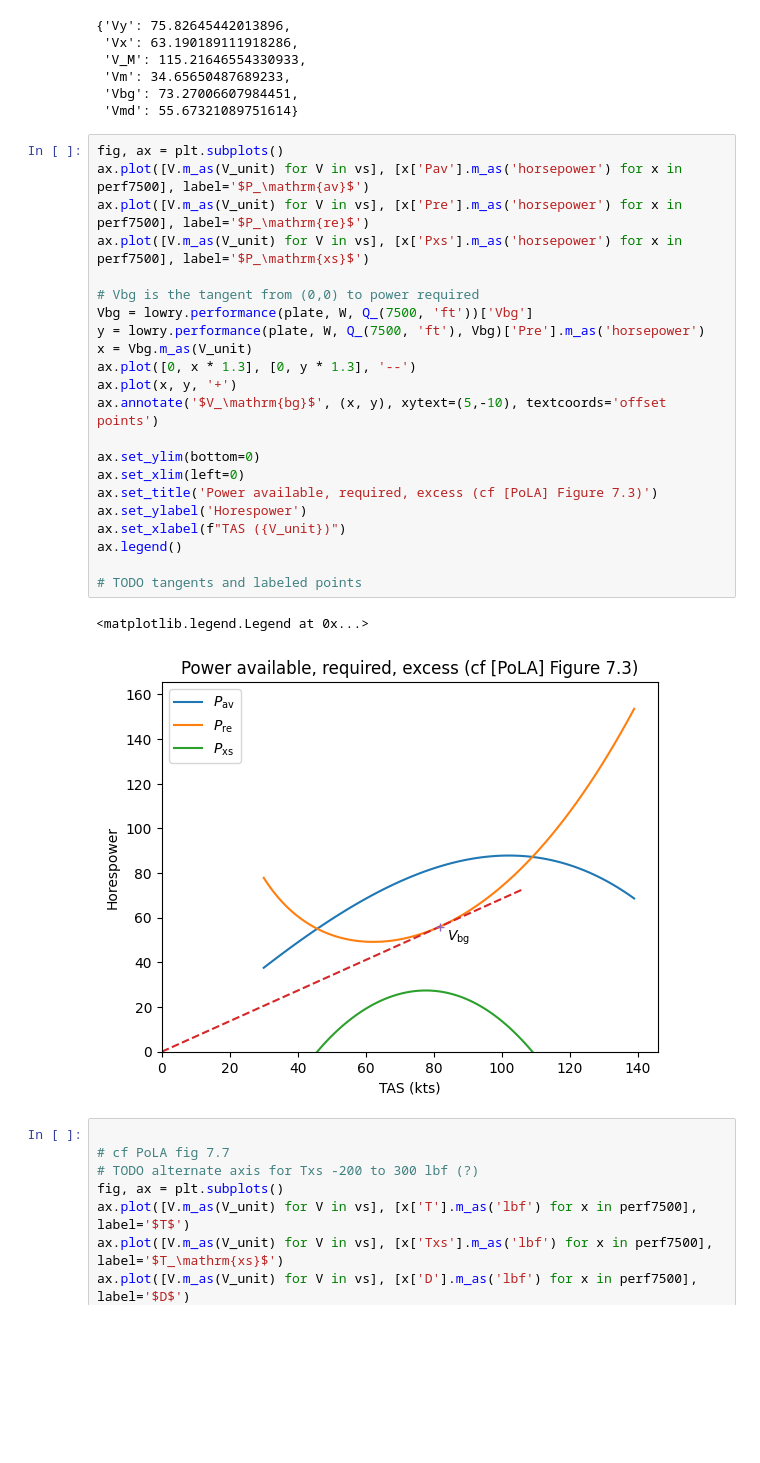
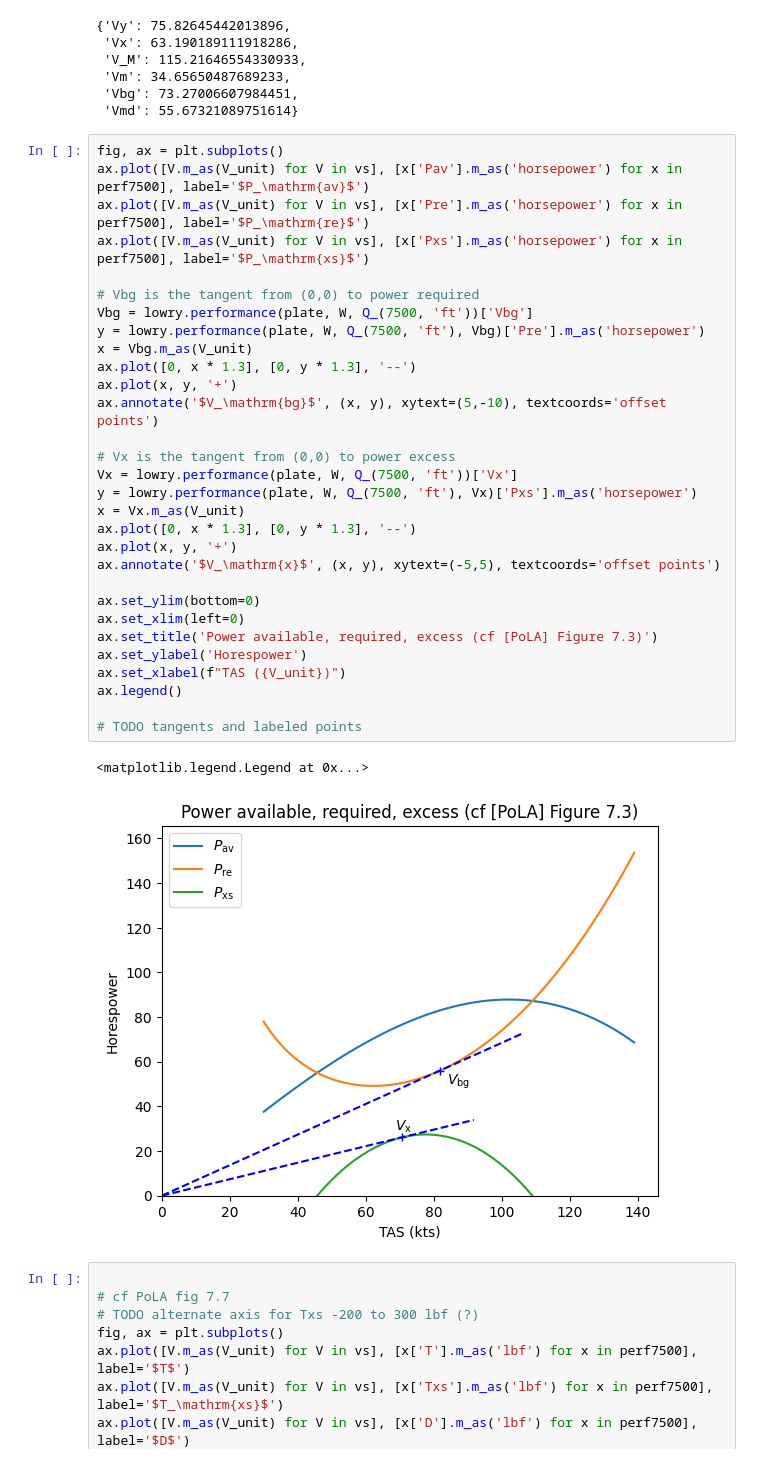
Before and after one commit to fugalh/lowry, a Jupyter notebook: Lowry.ipynb, the cells around one changed output. Saved outputs shown, nothing was run; the diff lists cells and outputs as text; blank space fills up the shorter version.

Commit message:
Vx on power chart

```diff
--- a/Lowry.ipynb
+++ b/Lowry.ipynb
@@ -98,28 +98,36 @@ perf8000 = [lowry.performance(plate, 0.75*plate['W0'], Q_(8000, 'ft'), V) for V
 # %%
 fig, ax = plt.subplots()
 ax.plot([V.m_as(V_unit) for V in vs], [x['Pav'].m_as('horsepower') for x in perf7500], label='$P_\mathrm{av}$')
 ax.plot([V.m_as(V_unit) for V in vs], [x['Pre'].m_as('horsepower') for x in perf7500], label='$P_\mathrm{re}$')
 ax.plot([V.m_as(V_unit) for V in vs], [x['Pxs'].m_as('horsepower') for x in perf7500], label='$P_\mathrm{xs}$')
 
 # Vbg is the tangent from (0,0) to power required
 Vbg = lowry.performance(plate, W, Q_(7500, 'ft'))['Vbg']
 y = lowry.performance(plate, W, Q_(7500, 'ft'), Vbg)['Pre'].m_as('horsepower')
 x = Vbg.m_as(V_unit)
 ax.plot([0, x * 1.3], [0, y * 1.3], '--')
 ax.plot(x, y, '+')
 ax.annotate('$V_\mathrm{bg}$', (x, y), xytext=(5,-10), textcoords='offset points')
 
+# Vx is the tangent from (0,0) to power excess
+Vx = lowry.performance(plate, W, Q_(7500, 'ft'))['Vx']
+y = lowry.performance(plate, W, Q_(7500, 'ft'), Vx)['Pxs'].m_as('horsepower')
+x = Vx.m_as(V_unit)
+ax.plot([0, x * 1.3], [0, y * 1.3], '--')
+ax.plot(x, y, '+')
+ax.annotate('$V_\mathrm{x}$', (x, y), xytext=(-5,5), textcoords='offset points')
+
 ax.set_ylim(bottom=0)
 ax.set_xlim(left=0)
 ax.set_title('Power available, required, excess (cf [PoLA] Figure 7.3)')
 ax.set_ylabel('Horespower')
 ax.set_xlabel(f"TAS ({V_unit})")
 ax.legend()
 
 # TODO tangents and labeled points
 # %% [output]
 <matplotlib.legend.Legend at 0x...>
-[figure, old version]
+[figure, new version]
 # %%
 
 # cf PoLA fig 7.7
```
